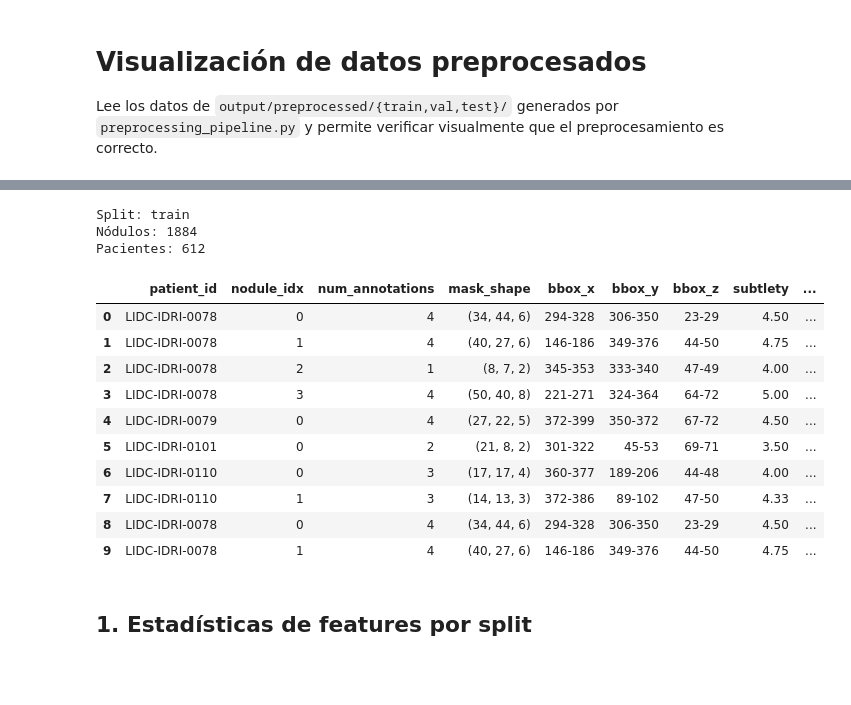
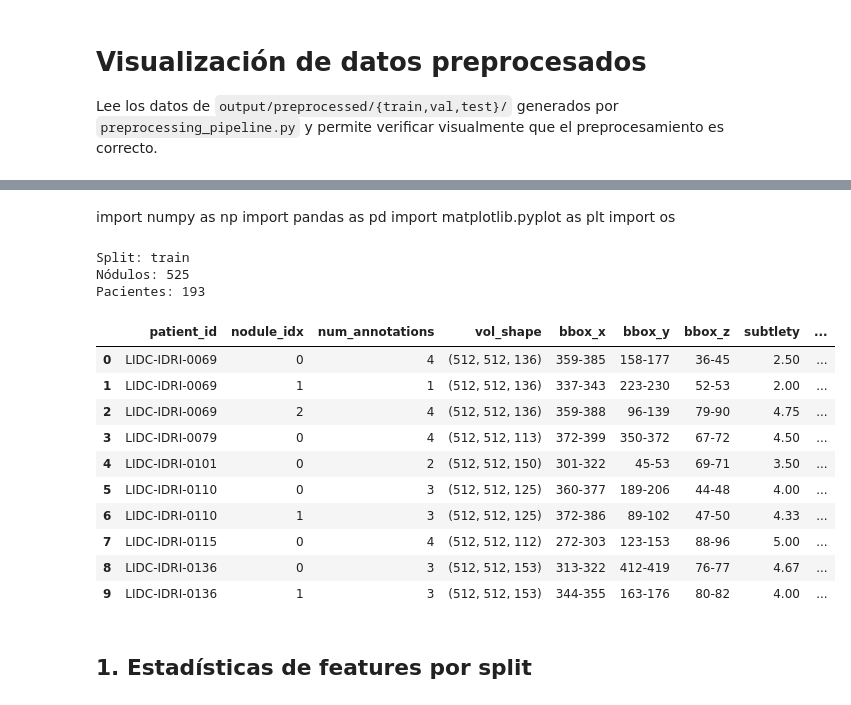
Before and after one commit to Loann-ca/TFM, a Jupyter notebook: src/visualization/visualize_preprocessed_data.ipynb, the cells around one changed output, grey strips where cells are left out. Saved outputs shown, nothing was run; the diff lists cells and outputs as text; code cells hidden in the pictures; blank space fills up the shorter version.

```diff
--- a/src/visualization/visualize_preprocessed_data.ipynb
+++ b/src/visualization/visualize_preprocessed_data.ipynb
@@ -92,29 +5,34 @@ versions of NumPy, modules must be compiled with NumPy 2.0.
+# %% [markdown]
+import numpy as np
+import pandas as pd
+import matplotlib.pyplot as plt
+import os
 # %%
-output_dir = "output"
+output_dir = "../../output"
 split = "train"  # Cambiar a "val" o "test" para ver otros splits
 
 split_dir = os.path.join(output_dir, "preprocessed", split)
 meta = pd.read_csv(os.path.join(split_dir, "metadata.csv"))
 
 print(f"Split: {split}")
 print(f"Nódulos: {len(meta)}")
 print(f"Pacientes: {meta.patient_id.nunique()}")
 meta.head(10)
 # %% [output]
 Split: train
-Nódulos: 1884
-Pacientes: 612
+Nódulos: 525
+Pacientes: 193
-|  | patient_id | nodule_idx | num_annotations | mask_shape | bbox_x | bbox_y | bbox_z | subtlety | ... |
-| 0 | LIDC-IDRI-0078 | 0 | 4 | (34, 44, 6) | 294-328 | 306-350 | 23-29 | 4.50 | ... |
-| 1 | LIDC-IDRI-0078 | 1 | 4 | (40, 27, 6) | 146-186 | 349-376 | 44-50 | 4.75 | ... |
-| 2 | LIDC-IDRI-0078 | 2 | 1 | (8, 7, 2) | 345-353 | 333-340 | 47-49 | 4.00 | ... |
-| 3 | LIDC-IDRI-0078 | 3 | 4 | (50, 40, 8) | 221-271 | 324-364 | 64-72 | 5.00 | ... |
-| 4 | LIDC-IDRI-0079 | 0 | 4 | (27, 22, 5) | 372-399 | 350-372 | 67-72 | 4.50 | ... |
-| 5 | LIDC-IDRI-0101 | 0 | 2 | (21, 8, 2) | 301-322 | 45-53 | 69-71 | 3.50 | ... |
-| 6 | LIDC-IDRI-0110 | 0 | 3 | (17, 17, 4) | 360-377 | 189-206 | 44-48 | 4.00 | ... |
-| 7 | LIDC-IDRI-0110 | 1 | 3 | (14, 13, 3) | 372-386 | 89-102 | 47-50 | 4.33 | ... |
-| 8 | LIDC-IDRI-0078 | 0 | 4 | (34, 44, 6) | 294-328 | 306-350 | 23-29 | 4.50 | ... |
-| 9 | LIDC-IDRI-0078 | 1 | 4 | (40, 27, 6) | 146-186 | 349-376 | 44-50 | 4.75 | ... |
+|  | patient_id | nodule_idx | num_annotations | vol_shape | bbox_x | bbox_y | bbox_z | subtlety | ... |
+| 0 | LIDC-IDRI-0069 | 0 | 4 | (512, 512, 136) | 359-385 | 158-177 | 36-45 | 2.50 | ... |
+| 1 | LIDC-IDRI-0069 | 1 | 1 | (512, 512, 136) | 337-343 | 223-230 | 52-53 | 2.00 | ... |
+| 2 | LIDC-IDRI-0069 | 2 | 4 | (512, 512, 136) | 359-388 | 96-139 | 79-90 | 4.75 | ... |
+| 3 | LIDC-IDRI-0079 | 0 | 4 | (512, 512, 113) | 372-399 | 350-372 | 67-72 | 4.50 | ... |
+| 4 | LIDC-IDRI-0101 | 0 | 2 | (512, 512, 150) | 301-322 | 45-53 | 69-71 | 3.50 | ... |
+| 5 | LIDC-IDRI-0110 | 0 | 3 | (512, 512, 125) | 360-377 | 189-206 | 44-48 | 4.00 | ... |
+| 6 | LIDC-IDRI-0110 | 1 | 3 | (512, 512, 125) | 372-386 | 89-102 | 47-50 | 4.33 | ... |
+| 7 | LIDC-IDRI-0115 | 0 | 4 | (512, 512, 112) | 272-303 | 123-153 | 88-96 | 5.00 | ... |
+| 8 | LIDC-IDRI-0136 | 0 | 3 | (512, 512, 153) | 313-322 | 412-419 | 76-77 | 4.67 | ... |
+| 9 | LIDC-IDRI-0136 | 1 | 3 | (512, 512, 153) | 344-355 | 163-176 | 80-82 | 4.00 | ... |
 # %% [markdown]
 ## 1. Estadísticas de features por split
 # %%
```
Also changed, not shown: parts of 5 cells of this notebook, 3 other files.
